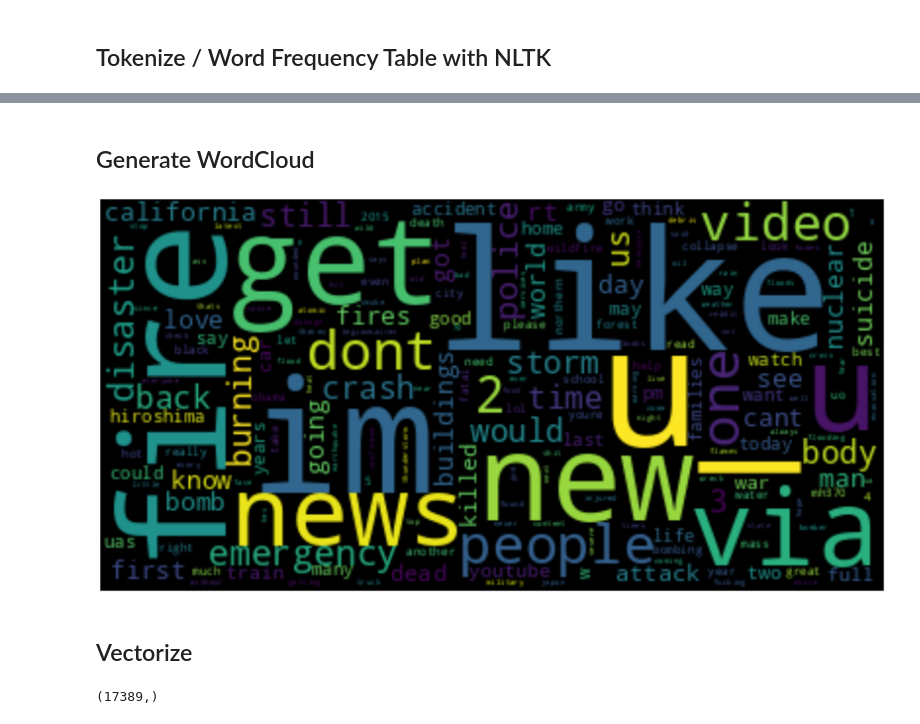
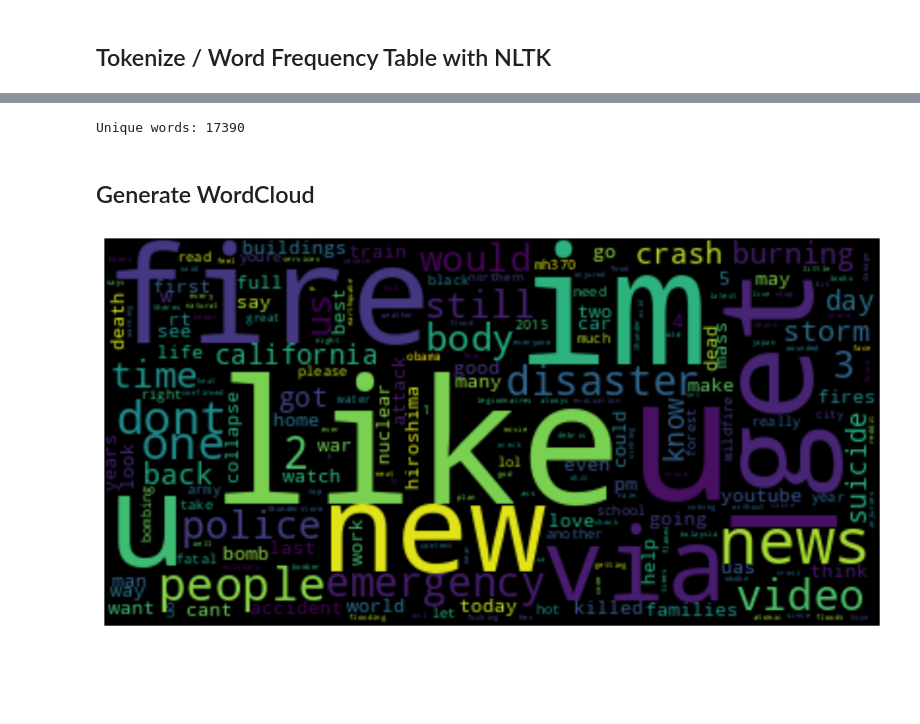
Before and after one commit to matthewkhung/nlp_capstone, a Jupyter notebook: capstone.ipynb, the cells around one changed output, grey strips where cells are left out. Saved outputs shown, nothing was run; the diff lists cells and outputs as text; code cells hidden in the pictures; blank space fills up the shorter version.

```diff
--- a/capstone.ipynb
+++ b/capstone.ipynb
@@ -200,13 +114,17 @@ Unique words: 17390
+# %%
+# build frequency map
+df_words = data.count_words_from_series(data_train.text)
+# %% [output]
+Unique words: 17390
 # %% [markdown]
 ## Generate WordCloud
 # %%
 wordcloud = WordCloud()
-wordcloud.generate_from_frequencies(frequencies=Counter(words))
-plt.figure(figsize=(24,12))
+wordcloud.generate_from_frequencies(frequencies=dict(zip(df_words.index, df_words['count'])))
+#wordcloud.generate_from_frequencies(frequencies=Counter(words))
+plt.figure(figsize=(12,6))
 plt.imshow(wordcloud, interpolation="bilinear")
 plt.axis("off")
 plt.show()
 # %% [output]
-[figure, old version]
+[figure, new version]
-# %% [markdown]
-## Vectorize
@@ -233,4 +130,0 @@ df_vectors = vectorizer.fit_transform(data_train.text)
-# %%
-vectorizer.get_feature_names_out()[:].shape
-# %% [output]
-(17389,)
```
Also changed, not shown: parts of 28 cells of this notebook, 6 other files.
